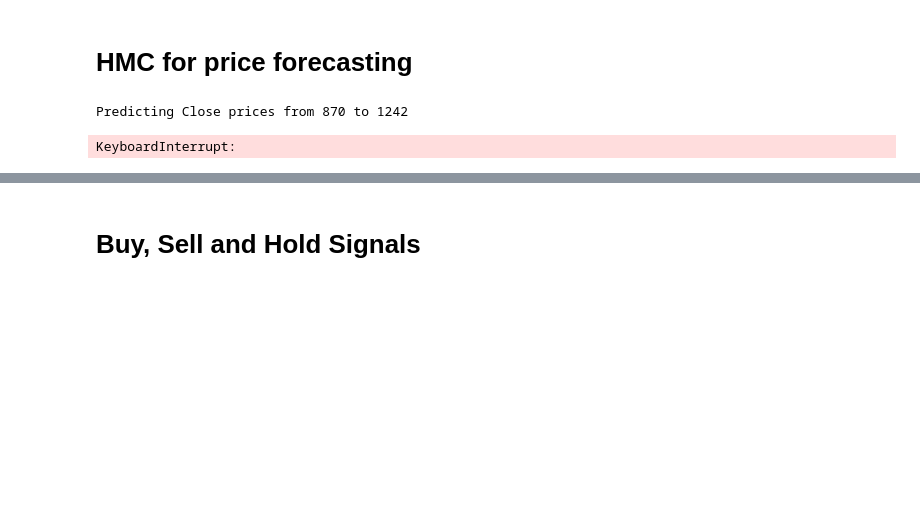
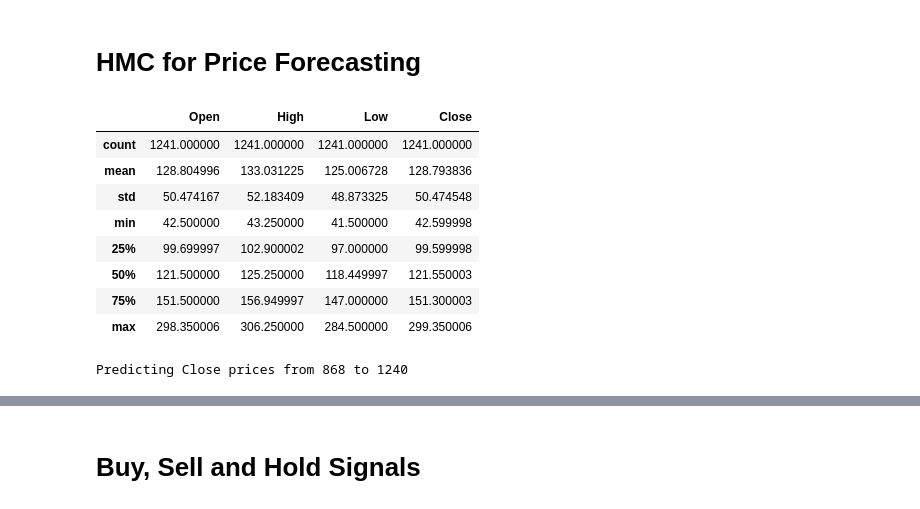
Before and after one commit to kevinalexis1/Chaos-Coders, a Jupyter notebook: HMC_coffe_ary.ipynb, the cells around one changed output, grey strips where cells are left out. Cells and saved outputs as stored; diff of their text form; code cells hidden in the pictures; blank space fills up the shorter version.

```diff
--- a/HMC_coffe_ary.ipynb
+++ b/HMC_coffe_ary.ipynb
@@ -1,5 +1,5 @@
 # %% [markdown]
-# HMC for price forecasting
+# HMC for Price Forecasting
 # %%
 import pandas as pd
 import sys
@@ -38,3 +16,31 @@ train_data.dropna(inplace=True)
+# %%
+# Ruta al archivo CSV
+csv_path = "./coffee.csv"
+used_data = pd.read_csv(csv_path)
+used_data = used_data.drop(["Volume", "Adj Close"], axis=1)
+
+# Definir el tamaño de la prueba
+test_size = 0.3
+
+# Dividir la data en train y test
+train_data, test_data = train_test_split(used_data, test_size=test_size, shuffle=False)
+
+# Eliminar valores NaN
+train_data.dropna(inplace=True)
+test_data.dropna(inplace=True)
+# %%
+# Visualización rápida de la data
+used_data.describe()
+# %% [output]
+|  | Open | High | Low | Close |
+| count | 1241.000000 | 1241.000000 | 1241.000000 | 1241.000000 |
+| mean | 128.804996 | 133.031225 | 125.006728 | 128.793836 |
+| std | 50.474167 | 52.183409 | 48.873325 | 50.474548 |
+| min | 42.500000 | 43.250000 | 41.500000 | 42.599998 |
+| 25% | 99.699997 | 102.900002 | 97.000000 | 99.599998 |
+| 50% | 121.500000 | 125.250000 | 118.449997 | 121.550003 |
+| 75% | 151.500000 | 156.949997 | 147.000000 | 151.300003 |
+| max | 298.350006 | 306.250000 | 284.500000 | 299.350006 |
 # %%
 # Parametros
 n_components = 3
@@ -114,7 +112,6 @@ def predictor(day_index):
 # %%
-# Inicializa una lista vacía para almacenar los precios de cierre previstos
+# Inicializar una lista vacía para almacenar los precios de cierre previstos y los cambios fraccionales
 predicted_close_prices = []
-predicted_dates = []
 predicted_change_list = []
 
 # Imprime el rango de fechas para las que se harán las predicciones
@@ -127,12 +124,10 @@ print(
 
 # Bucle para predecir los precios de cierre para cada día en el período de prueba
 for day_index in tqdm(range(days)):
-    value, date = predictor(day_index)
+    value= predictor(day_index)
     predicted_close_prices.append(value)
-    predicted_dates.append(date)
 # %% [output]
-Predicting Close prices from 870 to 1242
+Predicting Close prices from 868 to 1240
-KeyboardInterrupt:
 # %%
 # Extraer los años de las fechas predichas
 years = [date.split("-")[0] for date in used_data['Date']]
```
Also changed, not shown: parts of 20 cells of this notebook.
